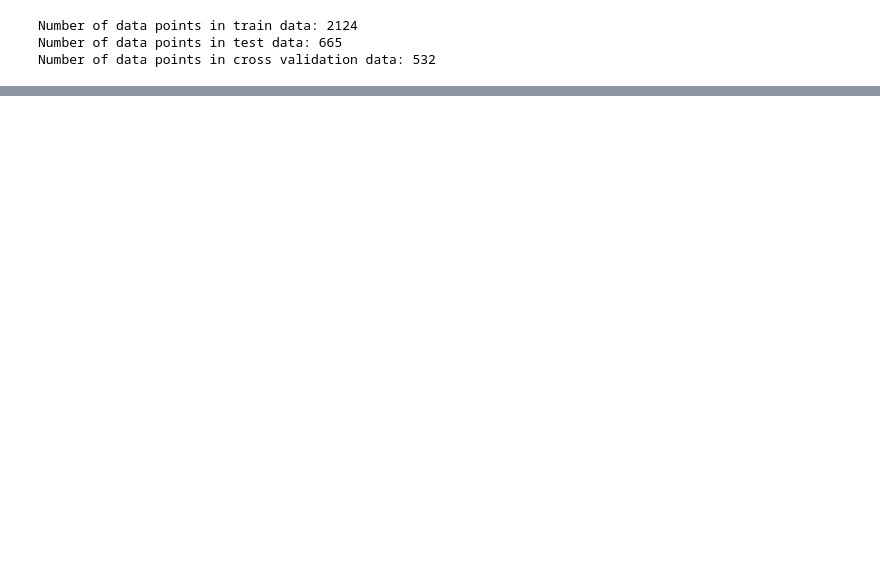
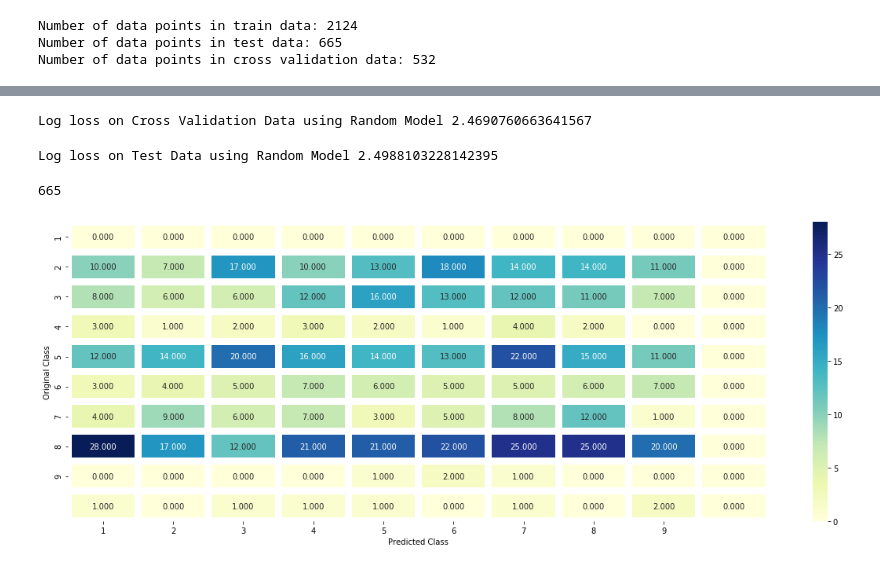
Before and after one commit to VASIL-ANSARI/ML-Project-Cancer-Prediction, a Jupyter notebook: untitled7.ipynb, the cells around one changed output, grey strips where cells are left out. Drawn from its saved outputs; the diff is of its cells as text; code cells hidden in the pictures; blank space fills up the shorter version.

```diff
--- a/untitled7.ipynb
+++ b/untitled7.ipynb
@@ -273,0 +331,38 @@ TypeError: ignored
+# %%
+# we create a output array that has exactly same size as the CV data
+cv_predicted_y = np.zeros((cv_data_len,9))
+for i in range(cv_data_len):
+    rand_probs = np.random.rand(1,9)
+    #print(rand_probs)
+    cv_predicted_y[i] = ((rand_probs/sum(sum(rand_probs)))[0])
+print("Log loss on Cross Validation Data using Random Model",log_loss(y_cv,cv_predicted_y, eps=1e-15,normalize=True))
+# %% [output]
+Log loss on Cross Validation Data using Random Model 2.4690760663641567
+# %%
+# Test-Set error.
+#we create a output array that has exactly same as the test data
+test_predicted_y = np.zeros((test_data_len,9))
+for i in range(test_data_len):
+    rand_probs = np.random.rand(1,9)
+    test_predicted_y[i] = ((rand_probs/sum(sum(rand_probs)))[0])
+print("Log loss on Test Data using Random Model",log_loss(y_test,test_predicted_y, eps=1e-15))
+# %% [output]
+Log loss on Test Data using Random Model 2.4988103228142395
+# %%
+# Lets get the index of max probablity
+predicted_y =np.argmax(test_predicted_y, axis=1)
+# %%
+len(test_predicted_y)
+# %% [output]
+665
+# %%
+C = confusion_matrix(y_test, predicted_y)
+# %%
+labels = [1,2,3,4,5,6,7,8,9]
+plt.figure(figsize=(20,7))
+sns.heatmap(C,annot=True, cmap="YlGnBu", fmt=".3f",linewidths=8, xticklabels=labels, yticklabels=labels)
+plt.xlabel('Predicted Class')
+plt.ylabel('Original Class')
+plt.show()
+# %% [output]
+[figure, added]
```
Also changed, not shown: parts of 59 cells of this notebook.
